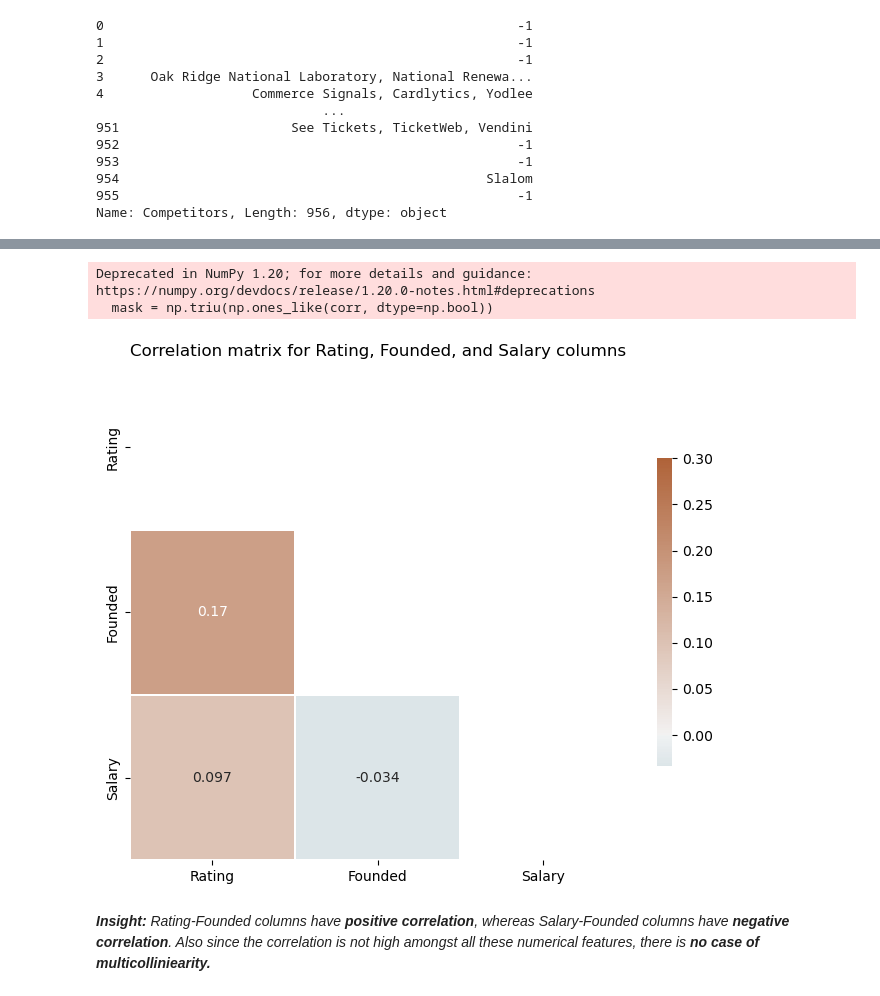
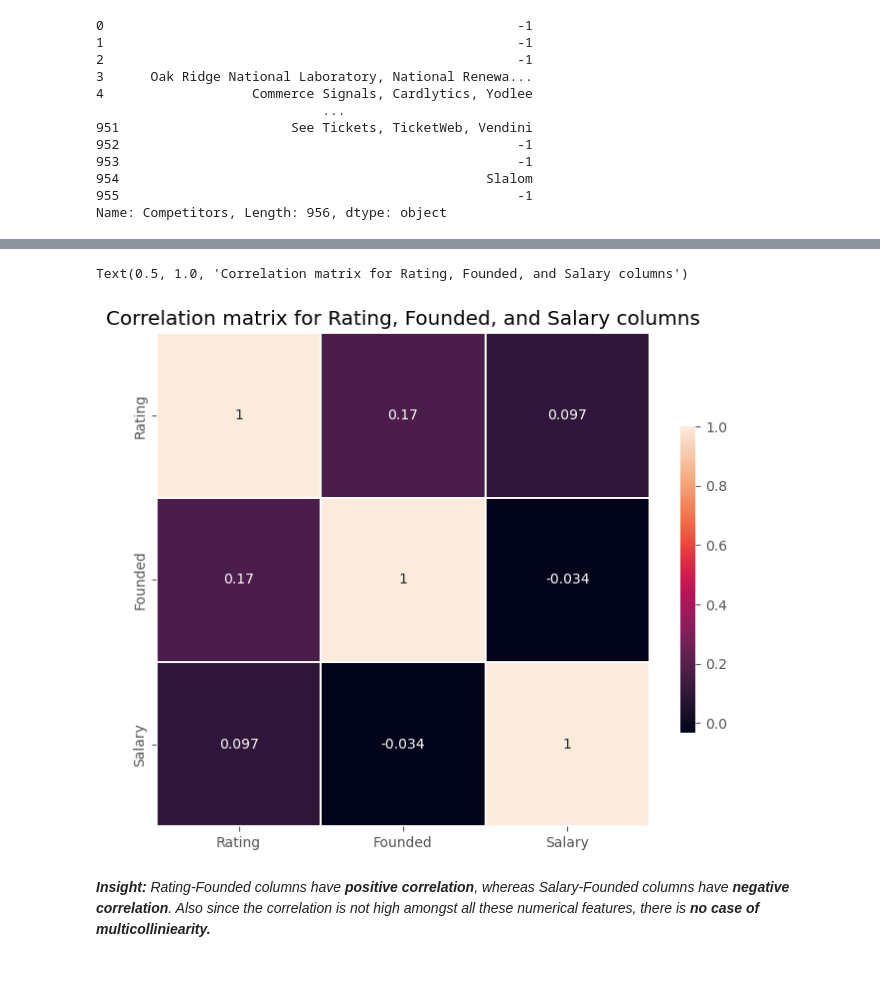
Before and after one commit to Tapasswin/Data-Scientist-s-Salary-Prediction, a Jupyter notebook: Data Scientist's Salary Prediction.ipynb, the cells around one changed output, grey strips where cells are left out. Cells and saved outputs as stored; diff of their text form; code cells hidden in the pictures.

```diff
--- a/Data Scientist's Salary Prediction.ipynb
+++ b/Data Scientist's Salary Prediction.ipynb
@@ -603,19 +613,16 @@ df.tail()
 # %%
 # Finding and plotting the correlation between numerical features
 
 cmap = sns.diverging_palette(220, 30, as_cmap=True)
 plt.figure(figsize=(8,8))
 corr = df[['Rating','Founded','Salary']].corr()
 
-# Generate a mask for the upper triangle
-mask = np.triu(np.ones_like(corr, dtype=np.bool))
 
-g = sns.heatmap(corr, mask=mask, vmax=0.3, center=0, cmap=cmap, square=True, annot=True, linewidths=0.05, cbar_kws={"shrink": .5})
-p = plt.title('Correlation matrix for Rating, Founded, and Salary columns')
+sns.heatmap(corr, square=True, annot=True, linewidths=0.05, cbar_kws={"shrink": .5})
+plt.title('Correlation matrix for Rating, Founded, and Salary columns')
 # %% [output]
-Deprecated in NumPy 1.20; for more details and guidance: https://numpy.org/devdocs/release/1.20.0-notes.html#deprecations
-  mask = np.triu(np.ones_like(corr, dtype=np.bool))
+Text(0.5, 1.0, 'Correlation matrix for Rating, Founded, and Salary columns')
-[figure, old version]
+[figure, new version]
 # %% [markdown]
 _**Insight:** Rating-Founded columns have **positive correlation**, whereas Salary-Founded columns have **negative correlation**. Also since the correlation is not high amongst all these numerical features, there is **no case of multicolliniearity.**_
 # %% [markdown]
```
Also changed, not shown: parts of 73 cells of this notebook, 1 other file.
